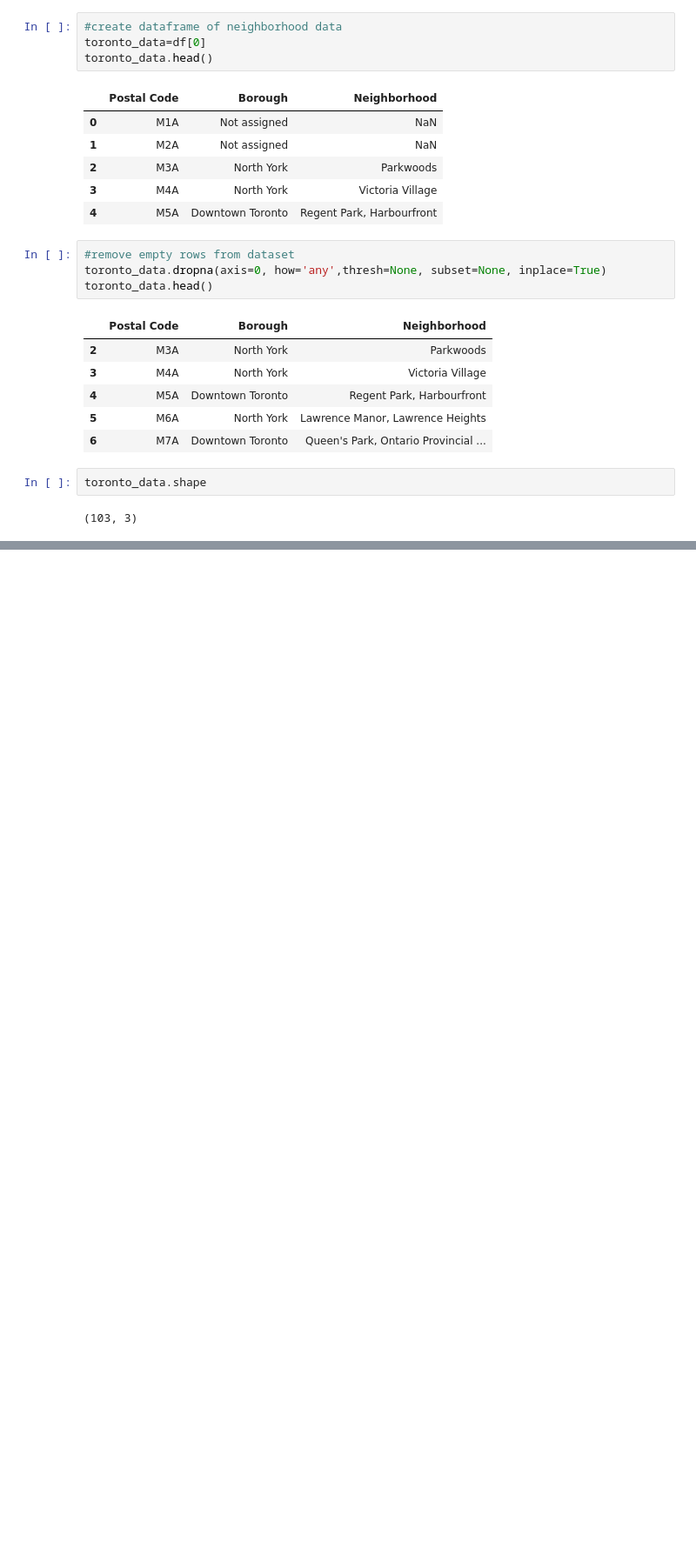
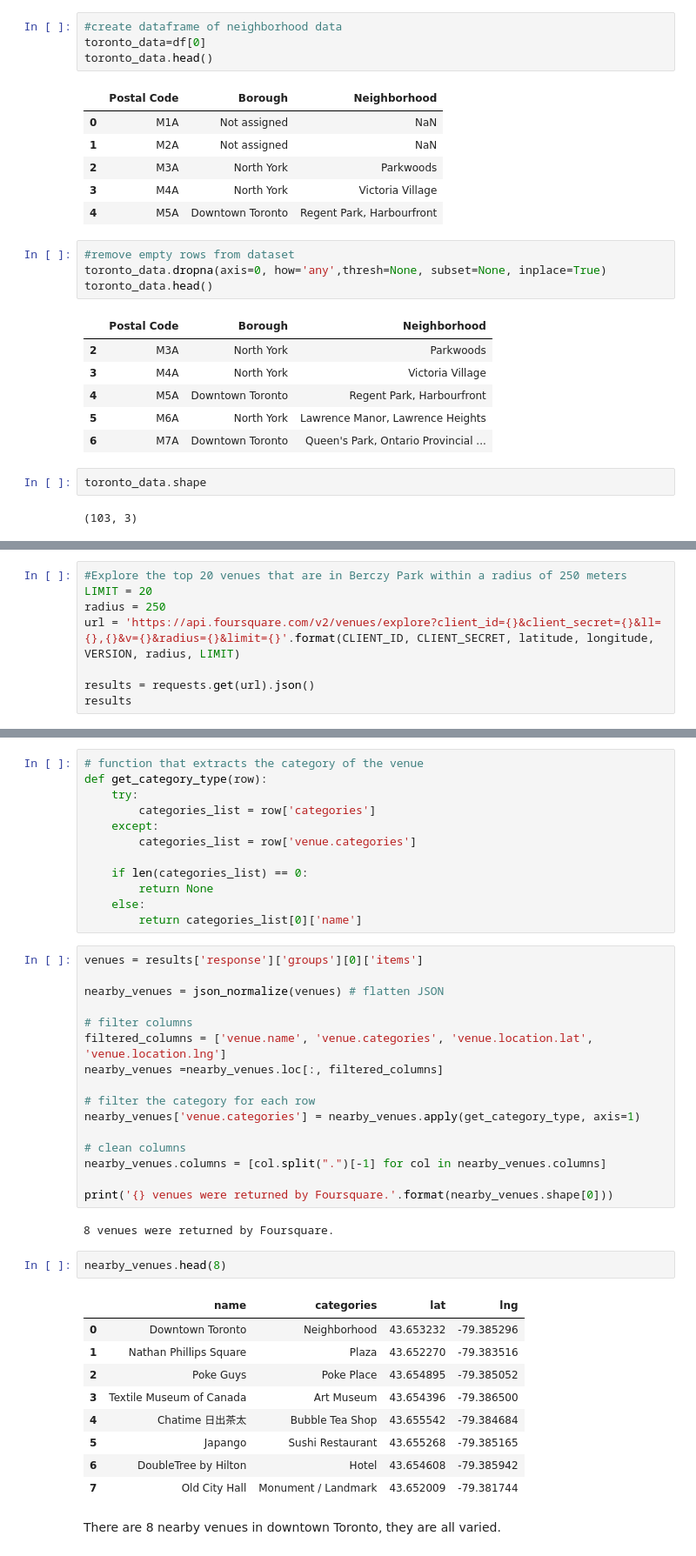
Before and after one commit to amywicke/Coursera_Capstone, a Jupyter notebook: Clustering Neighborhoods in Toronto.ipynb, the cells around one changed output, grey strips where cells are left out. Shown at 87% size. Cells and saved outputs as stored; diff of their text form; blank space fills up the shorter version.

```diff
--- a/Clustering Neighborhoods in Toronto.ipynb
+++ b/Clustering Neighborhoods in Toronto.ipynb
@@ -38,0 +169,8 @@ toronto_data.shape
+# %%
+#Explore the top 20 venues that are in Berczy Park within a radius of 250 meters
+LIMIT = 20
+radius = 250
+url = 'https://api.foursquare.com/v2/venues/explore?client_id={}&client_secret={}&ll={},{}&v={}&radius={}&limit={}'.format(CLIENT_ID, CLIENT_SECRET, latitude, longitude, VERSION, radius, LIMIT)
+
+results = requests.get(url).json()
+results
@@ -38,0 +195,44 @@ toronto_data.shape
+# %%
+# function that extracts the category of the venue
+def get_category_type(row):
+    try:
+        categories_list = row['categories']
+    except:
+        categories_list = row['venue.categories']
+
+    if len(categories_list) == 0:
+        return None
+    else:
+        return categories_list[0]['name']
+# %%
+venues = results['response']['groups'][0]['items']
+
+nearby_venues = json_normalize(venues) # flatten JSON
+
+# filter columns
+filtered_columns = ['venue.name', 'venue.categories', 'venue.location.lat', 'venue.location.lng']
+nearby_venues =nearby_venues.loc[:, filtered_columns]
+
+# filter the category for each row
+nearby_venues['venue.categories'] = nearby_venues.apply(get_category_type, axis=1)
+
+# clean columns
+nearby_venues.columns = [col.split(".")[-1] for col in nearby_venues.columns]
+
+print('{} venues were returned by Foursquare.'.format(nearby_venues.shape[0]))
+# %% [output]
+8 venues were returned by Foursquare.
+# %%
+nearby_venues.head(8)
+# %% [output]
+|  | name | categories | lat | lng |
+| 0 | Downtown Toronto | Neighborhood | 43.653232 | -79.385296 |
+| 1 | Nathan Phillips Square | Plaza | 43.652270 | -79.383516 |
+| 2 | Poke Guys | Poke Place | 43.654895 | -79.385052 |
+| 3 | Textile Museum of Canada | Art Museum | 43.654396 | -79.386500 |
+| 4 | Chatime 日出茶太 | Bubble Tea Shop | 43.655542 | -79.384684 |
+| 5 | Japango | Sushi Restaurant | 43.655268 | -79.385165 |
+| 6 | DoubleTree by Hilton | Hotel | 43.654608 | -79.385942 |
+| 7 | Old City Hall | Monument / Landmark | 43.652009 | -79.381744 |
+# %% [markdown]
+There are 8 nearby venues in downtown Toronto, they are all varied.
```
Also changed, not shown: parts of 12 cells of this notebook.
